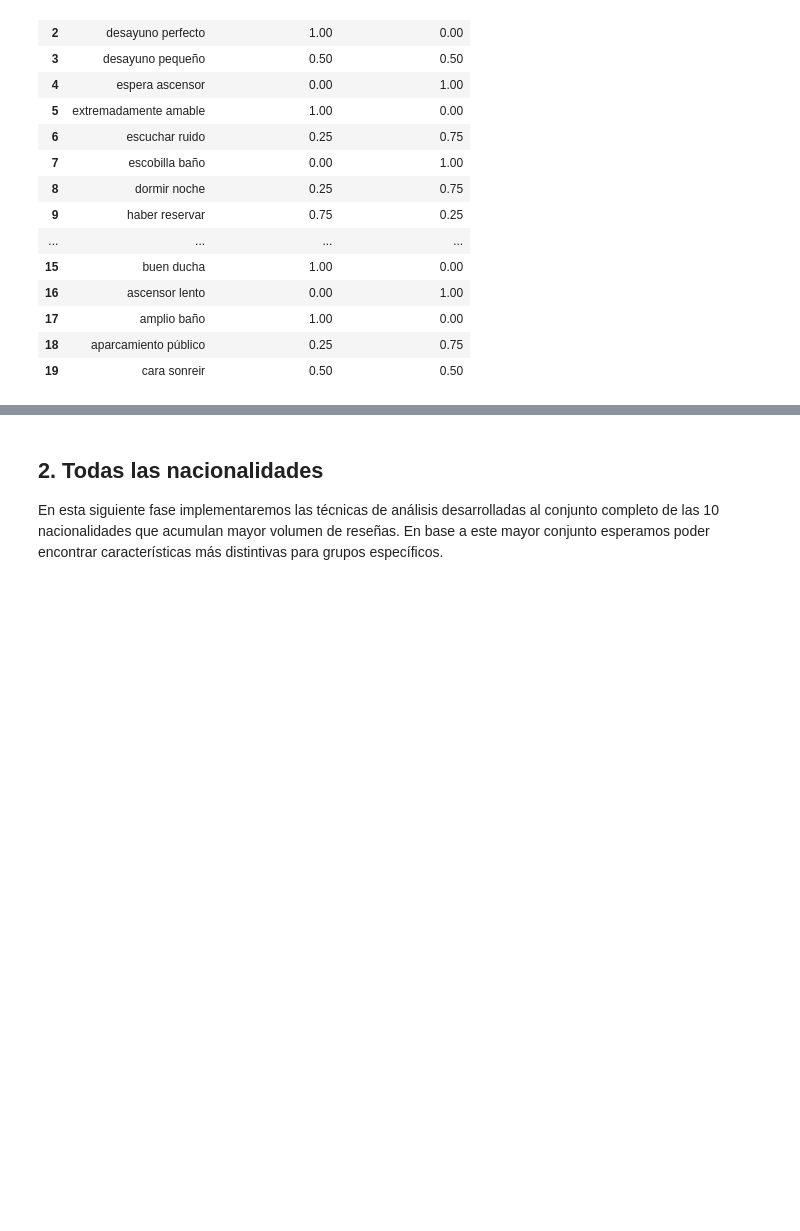
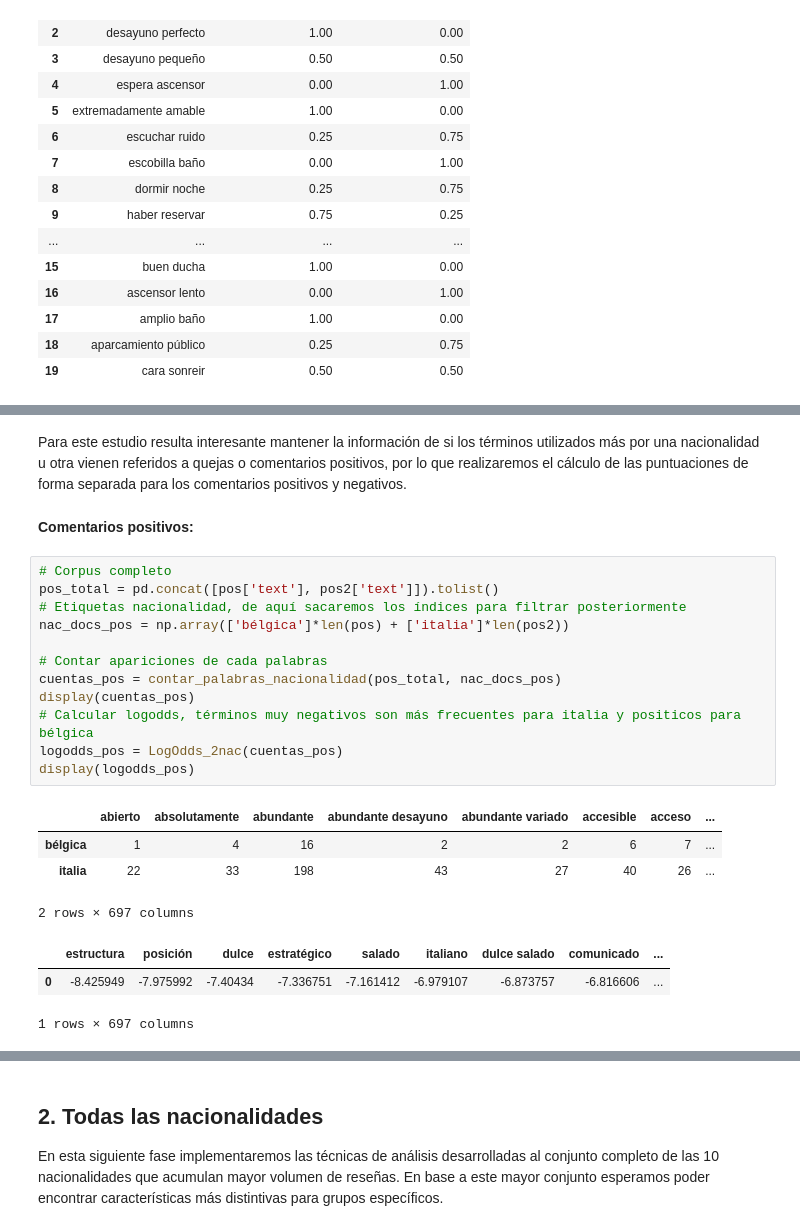
Before and after one commit to amalo8/ProyectoNLP, a Jupyter notebook: objetivo3.ipynb, the cells around one changed output, grey strips where cells are left out. Drawn from its saved outputs; the diff is of its cells as text; blank space fills up the shorter version.

```diff
--- a/objetivo3.ipynb
+++ b/objetivo3.ipynb
@@ -450,0 +440,24 @@ A continuación nos quedaremos con los 10 términos más característicos de cad
+# %% [markdown]
+Para este estudio resulta interesante mantener la información de si los términos utilizados más por una nacionalidad u otra vienen referidos a quejas o comentarios positivos, por lo que realizaremos el cálculo de las puntuaciones de forma separada para los comentarios positivos y negativos.
+# %% [markdown]
+**Comentarios positivos:**
+# %%
+# Corpus completo
+pos_total = pd.concat([pos['text'], pos2['text']]).tolist()
+# Etiquetas nacionalidad, de aquí sacaremos los índices para filtrar posteriormente
+nac_docs_pos = np.array(['bélgica']*len(pos) + ['italia']*len(pos2))
+
+# Contar apariciones de cada palabras
+cuentas_pos = contar_palabras_nacionalidad(pos_total, nac_docs_pos)
+display(cuentas_pos)
+# Calcular logodds, términos muy negativos son más frecuentes para italia y positicos para bélgica
+logodds_pos = LogOdds_2nac(cuentas_pos)
+display(logodds_pos)
+# %% [output]
+|  | abierto | absolutamente | abundante | abundante desayuno | abundante variado | accesible | acceso | ... |
+| bélgica | 1 | 4 | 16 | 2 | 2 | 6 | 7 | ... |
+| italia | 22 | 33 | 198 | 43 | 27 | 40 | 26 | ... |
+2 rows × 697 columns
+|  | estructura | posición | dulce | estratégico | salado | italiano | dulce salado | comunicado | ... |
+| 0 | -8.425949 | -7.975992 | -7.40434 | -7.336751 | -7.161412 | -6.979107 | -6.873757 | -6.816606 | ... |
+1 rows × 697 columns
```
Also changed, not shown: parts of 25 cells of this notebook.
